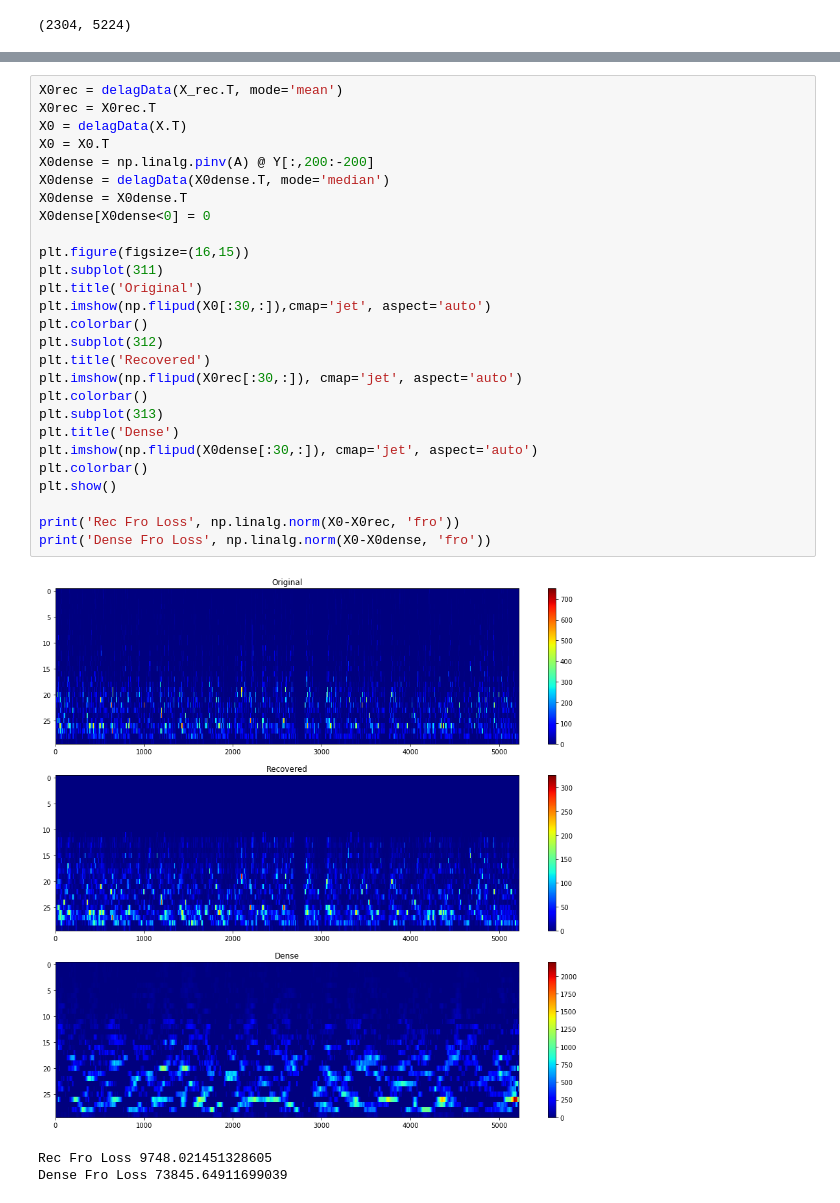
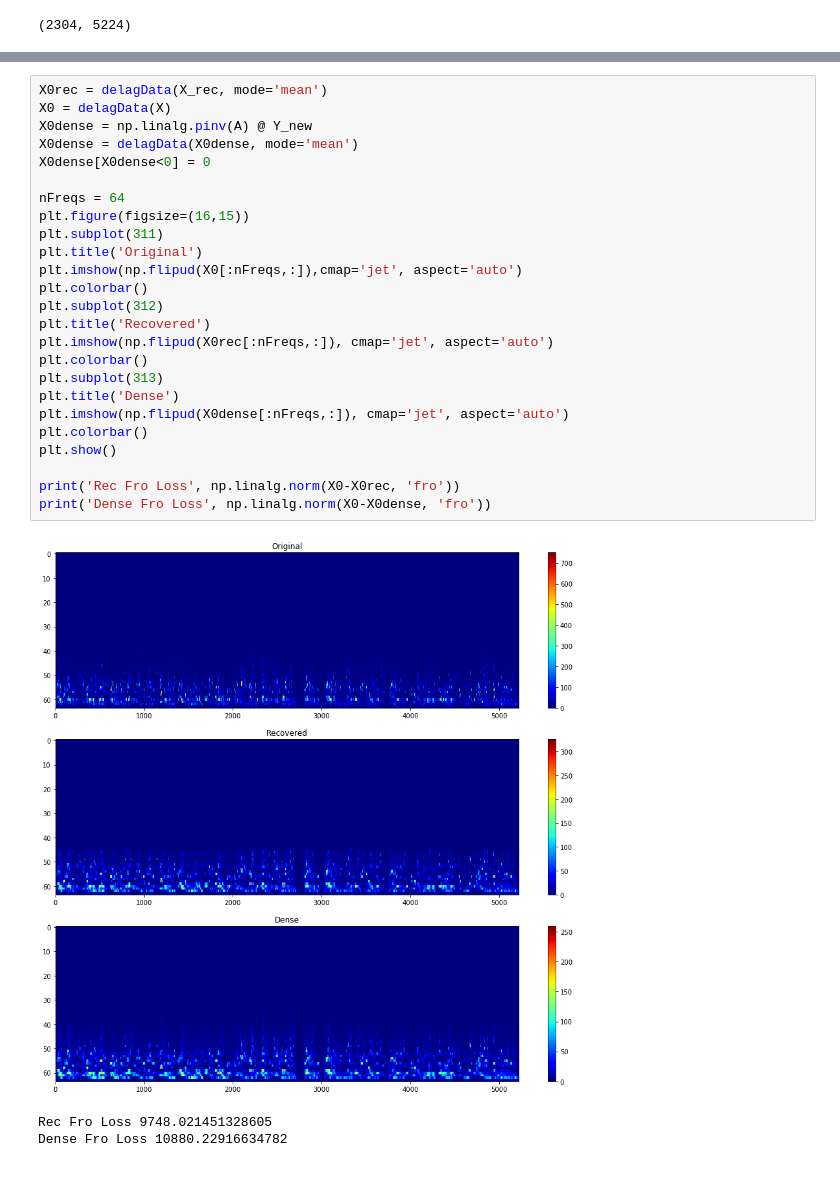
Before and after one commit to adityasinha379/Sparse-Recovery-of-Heard-Speech-Spectrogram, a Jupyter notebook: Project_as5624_vsr2119.ipynb, the cells around one changed output, grey strips where cells are left out. Cells and saved outputs as stored; diff of their text form.

Commit message:
Slight modification to delag. Plotting some results in notebook.

```diff
--- a/Project_as5624_vsr2119.ipynb
+++ b/Project_as5624_vsr2119.ipynb
@@ -182,31 +182,29 @@ plt.show()
 # %%
-X0rec = delagData(X_rec.T, mode='mean')
-X0rec = X0rec.T
-X0 = delagData(X.T)
-X0 = X0.T
-X0dense = np.linalg.pinv(A) @ Y[:,200:-200]
-X0dense = delagData(X0dense.T, mode='median')
-X0dense = X0dense.T
+X0rec = delagData(X_rec, mode='mean')
+X0 = delagData(X)
+X0dense = np.linalg.pinv(A) @ Y_new
+X0dense = delagData(X0dense, mode='mean')
 X0dense[X0dense<0] = 0
 
+nFreqs = 64
 plt.figure(figsize=(16,15))
 plt.subplot(311)
 plt.title('Original')
-plt.imshow(np.flipud(X0[:30,:]),cmap='jet', aspect='auto')
+plt.imshow(np.flipud(X0[:nFreqs,:]),cmap='jet', aspect='auto')
 plt.colorbar()
 plt.subplot(312)
 plt.title('Recovered')
-plt.imshow(np.flipud(X0rec[:30,:]), cmap='jet', aspect='auto')
+plt.imshow(np.flipud(X0rec[:nFreqs,:]), cmap='jet', aspect='auto')
 plt.colorbar()
 plt.subplot(313)
 plt.title('Dense')
-plt.imshow(np.flipud(X0dense[:30,:]), cmap='jet', aspect='auto')
+plt.imshow(np.flipud(X0dense[:nFreqs,:]), cmap='jet', aspect='auto')
 plt.colorbar()
 plt.show()
 
 print('Rec Fro Loss', np.linalg.norm(X0-X0rec, 'fro'))
 print('Dense Fro Loss', np.linalg.norm(X0-X0dense, 'fro'))
 # %% [output]
-[figure, old version]
+[figure, new version]
 Rec Fro Loss 9748.021451328605
-Dense Fro Loss 73845.64911699039
+Dense Fro Loss 10880.22916634782
```
Also changed, not shown: parts of 3 cells of this notebook, 2 other files.
